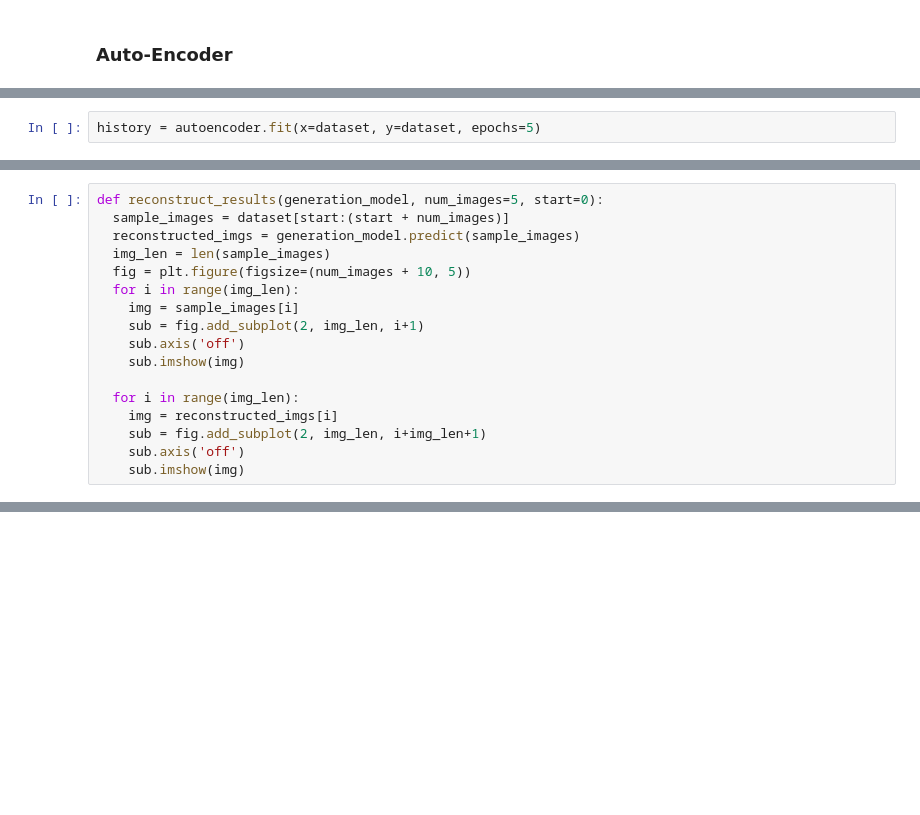
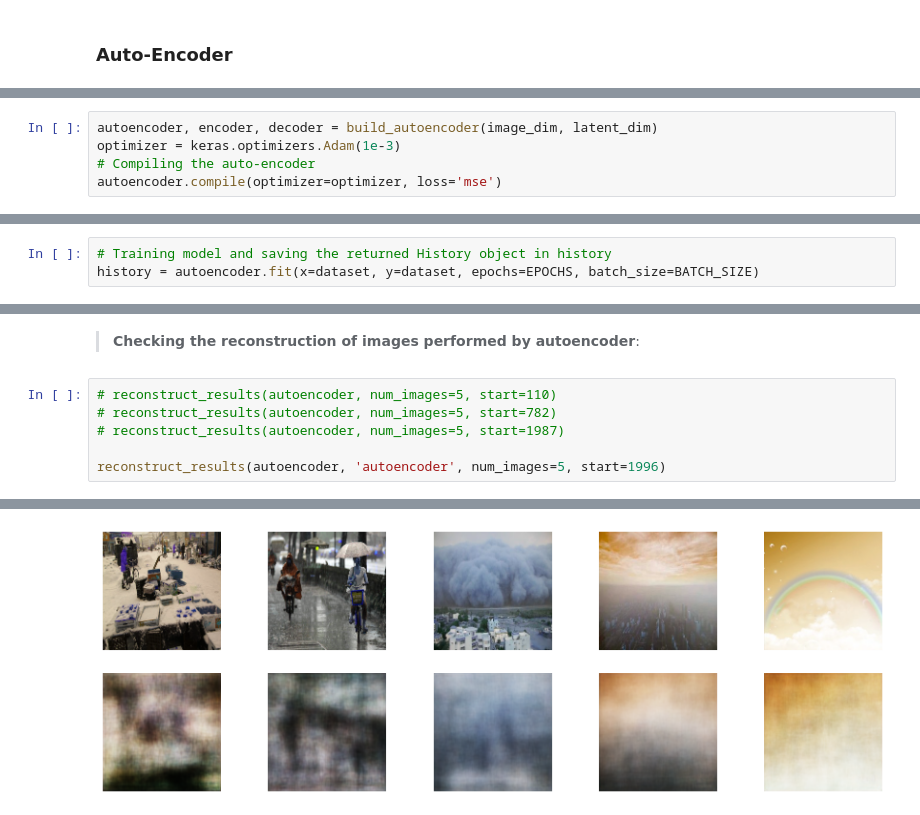
Before and after one commit to Kalyani011/DeepLearning-Unsupervised_learning_and_generating_images, a Jupyter notebook: ImageGeneration.ipynb, the cells around one changed output, grey strips where cells are left out. Saved outputs shown, nothing was run; the diff lists cells and outputs as text; blank space fills up the shorter version.

```diff
--- a/ImageGeneration.ipynb
+++ b/ImageGeneration.ipynb
@@ -140,3 +198,8 @@ autoencoder.compile(optimizer='adamax', loss='mse')
+# %%
+autoencoder, encoder, decoder = build_autoencoder(image_dim, latent_dim)
+optimizer = keras.optimizers.Adam(1e-3)
+# Compiling the auto-encoder
+autoencoder.compile(optimizer=optimizer, loss='mse')
 # %%
 autoencoder.summary()
 # %% [output]
@@ -196,4 +259,2 @@ Trainable params: 4,970,307
 Non-trainable params: 0
 _________________________________________________________________
-# %%
-history = autoencoder.fit(x=dataset, y=dataset, epochs=5)
@@ -220,17 +260,0 @@ plt.show()
-# %%
-def reconstruct_results(generation_model, num_images=5, start=0):
-  sample_images = dataset[start:(start + num_images)]
-  reconstructed_imgs = generation_model.predict(sample_images)
-  img_len = len(sample_images)
-  fig = plt.figure(figsize=(num_images + 10, 5))
-  for i in range(img_len):
-    img = sample_images[i]
-    sub = fig.add_subplot(2, img_len, i+1)
-    sub.axis('off')
-    sub.imshow(img)
-
-  for i in range(img_len):
-    img = reconstructed_imgs[i]
-    sub = fig.add_subplot(2, img_len, i+img_len+1)
-    sub.axis('off')
-    sub.imshow(img)
@@ -276,0 +263,3 @@ generate_images(decoder, latent_dim)
+# %%
+# Training model and saving the returned History object in history
+history = autoencoder.fit(x=dataset, y=dataset, epochs=EPOCHS, batch_size=BATCH_SIZE)
@@ -276,0 +281,9 @@ generate_images(decoder, latent_dim)
+# %% [markdown]
+> **Checking the reconstruction of images performed by autoencoder**:
+# %%
+# reconstruct_results(autoencoder, num_images=5, start=110)
+# reconstruct_results(autoencoder, num_images=5, start=782)
+# reconstruct_results(autoencoder, num_images=5, start=1987)
+
+reconstruct_results(autoencoder, 'autoencoder', num_images=5, start=1996)
+# %% [output]
@@ -276,0 +291 @@ generate_images(decoder, latent_dim)
+[figure, added]
```
Also changed, not shown: parts of 85 cells of this notebook.
